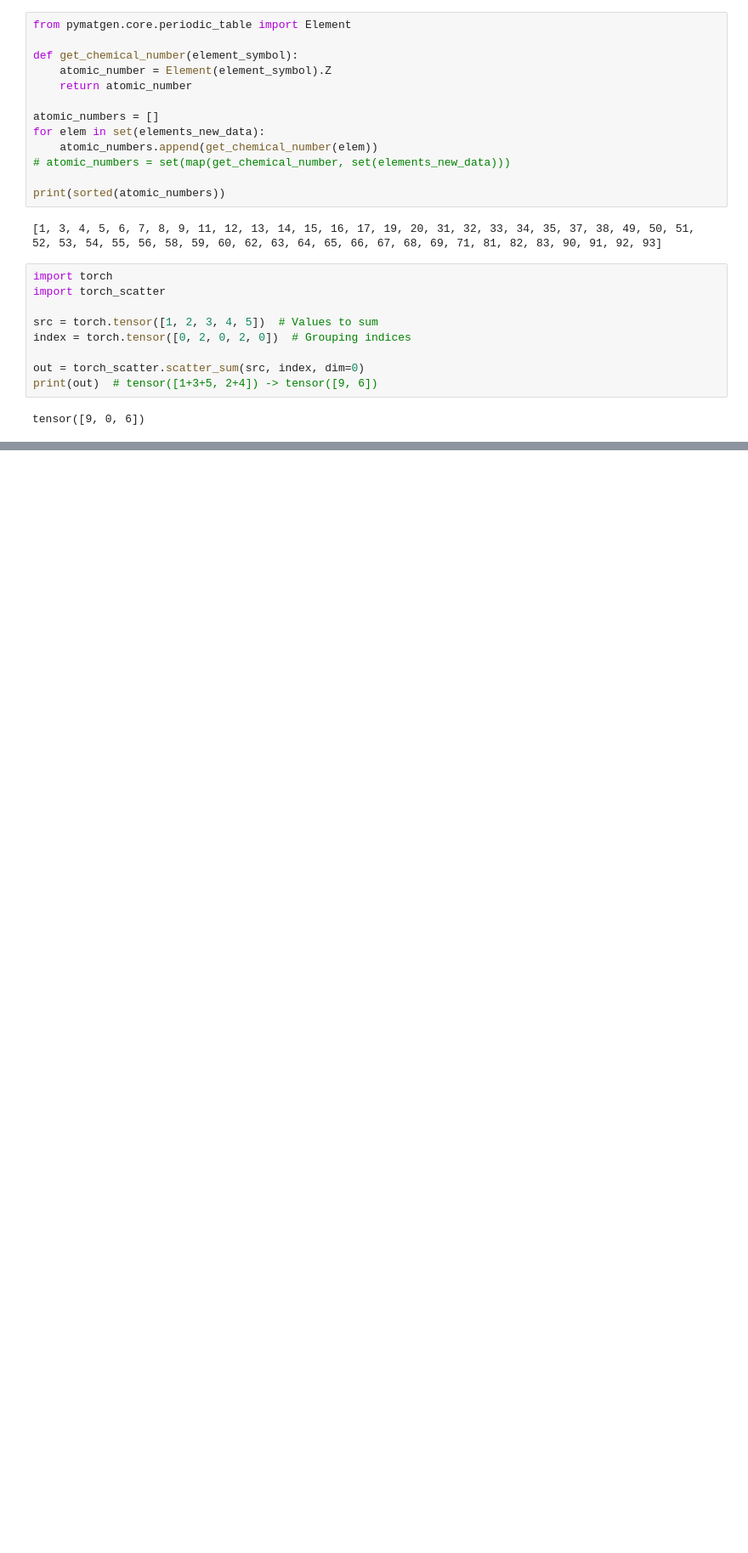
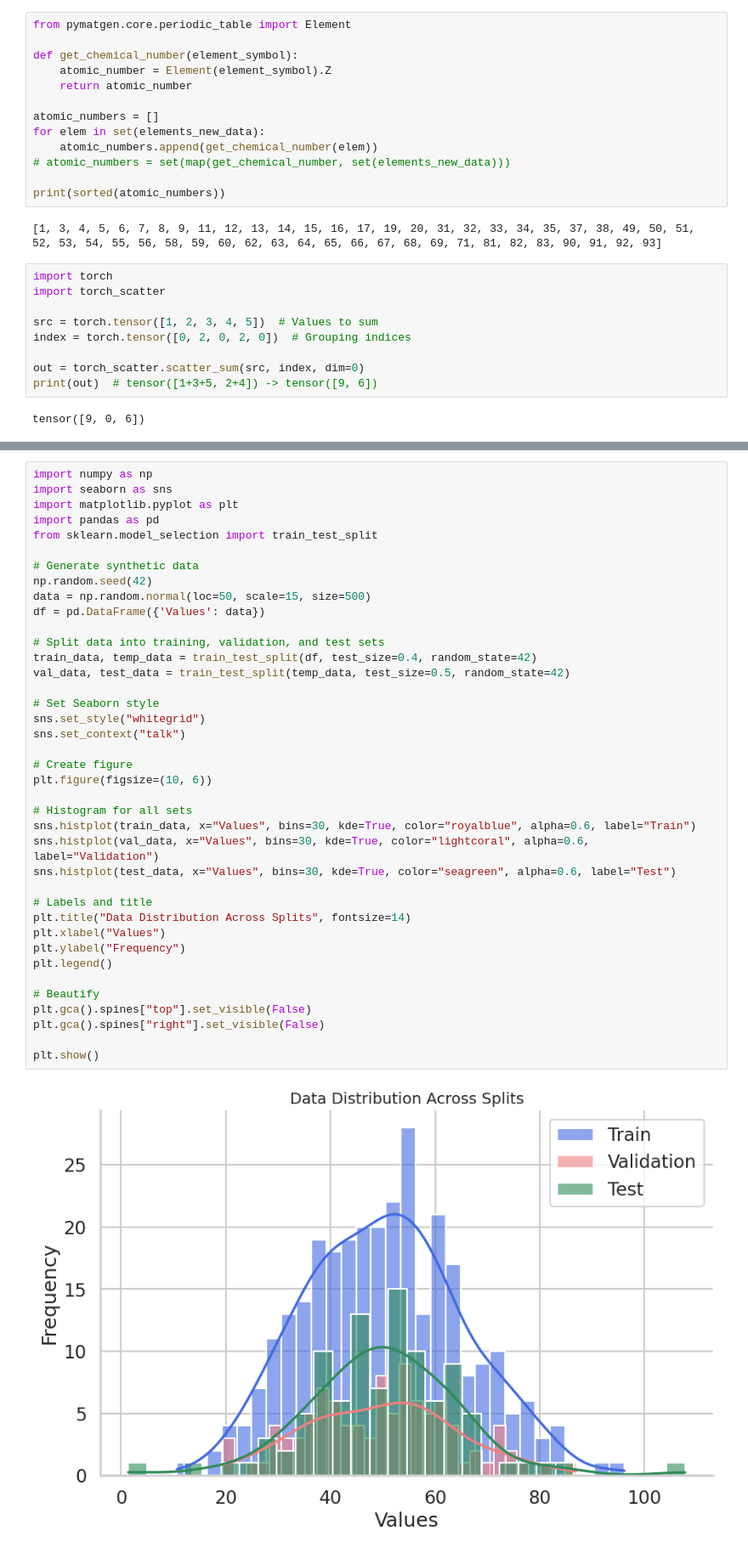
Before and after one commit to volyachka/LiCondEquivariantModel, a Jupyter notebook: src/distribution_conductivity.ipynb, the cells around one changed output, grey strips where cells are left out. Shown: that part at 85% size. Drawn from its saved outputs; the diff is of its cells as text; blank space fills up the shorter version.

```diff
--- a/src/distribution_conductivity.ipynb
+++ b/src/distribution_conductivity.ipynb
@@ -184,0 +306,41 @@ tensor([9, 0, 6])
+# %%
+import numpy as np
+import seaborn as sns
+import matplotlib.pyplot as plt
+import pandas as pd
+from sklearn.model_selection import train_test_split
+
+# Generate synthetic data
+np.random.seed(42)
+data = np.random.normal(loc=50, scale=15, size=500)
+df = pd.DataFrame({'Values': data})
+
+# Split data into training, validation, and test sets
+train_data, temp_data = train_test_split(df, test_size=0.4, random_state=42)
+val_data, test_data = train_test_split(temp_data, test_size=0.5, random_state=42)
+
+# Set Seaborn style
+sns.set_style("whitegrid")
+sns.set_context("talk")
+
+# Create figure
+plt.figure(figsize=(10, 6))
+
+# Histogram for all sets
+sns.histplot(train_data, x="Values", bins=30, kde=True, color="royalblue", alpha=0.6, label="Train")
+sns.histplot(val_data, x="Values", bins=30, kde=True, color="lightcoral", alpha=0.6, label="Validation")
+sns.histplot(test_data, x="Values", bins=30, kde=True, color="seagreen", alpha=0.6, label="Test")
+
+# Labels and title
+plt.title("Data Distribution Across Splits", fontsize=14)
+plt.xlabel("Values")
+plt.ylabel("Frequency")
+plt.legend()
+
+# Beautify
+plt.gca().spines["top"].set_visible(False)
+plt.gca().spines["right"].set_visible(False)
+
+plt.show()
+# %% [output]
+[figure, added]
```
Also changed, not shown: parts of 14 cells of this notebook, 4 other files.
